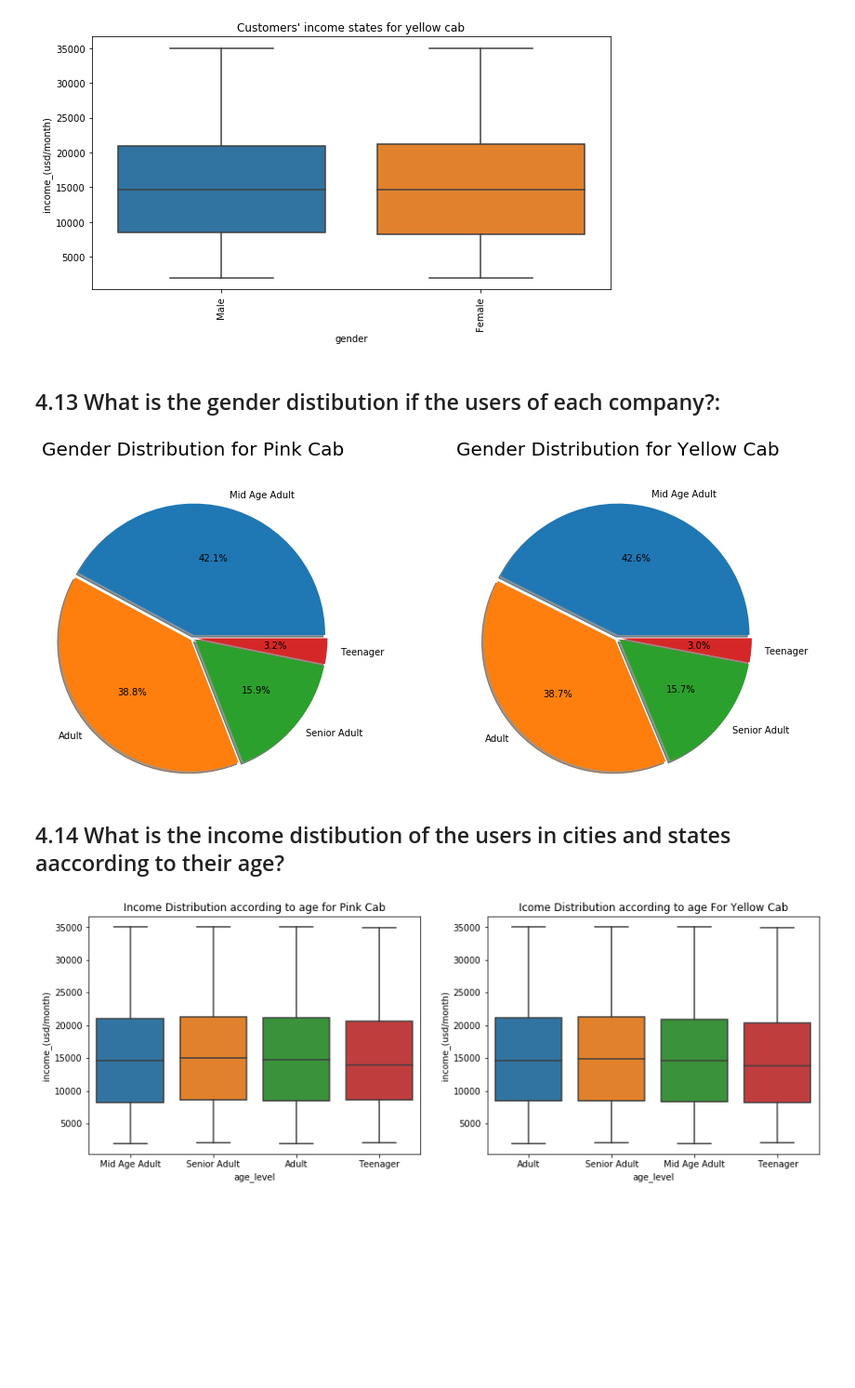
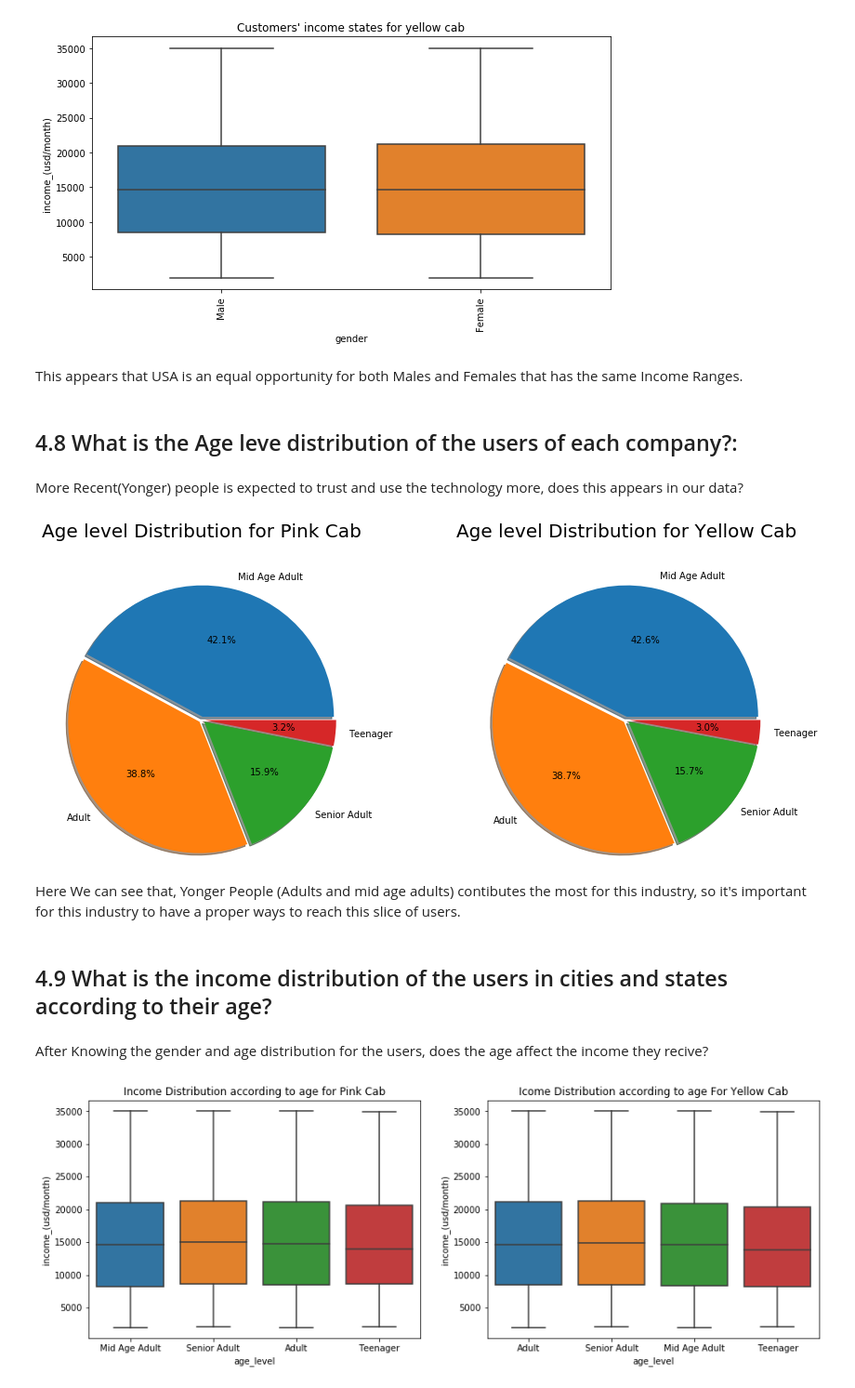
Before and after one commit to TarekMohamed1999/DataGlacier, a Jupyter notebook: week2/G2M_insights.ipynb, the cells around one changed output. Shown at 93% size. Cells and saved outputs as stored; diff of their text form; code cells hidden in the pictures; blank space fills up the shorter version.

```diff
--- a/week2/G2M_insights.ipynb
+++ b/week2/G2M_insights.ipynb
@@ -873,8 +829,14 @@ plt.xticks(rotation = 90)
 plt.show()
 # %% [output]
 [figure]
-# %% [markdown]
-## 4.13 What is the gender distibution if the users of each company?:
+# %% [markdown]
+This appears that USA is an equal opportunity for both Males and Females that has the same Income Ranges.
+# %% [markdown]
+<span id = "find8"></span>
+
+## 4.8 What is the Age leve distribution of the users of each company?:
+# %% [markdown]
+More Recent(Yonger) people is expected to trust and use the technology more, does this appears in our data?
 # %%
 # - Number of users VS Profit from state (Scatter)
 s = pink_data.groupby("state")
@@ -884,20 +846,26 @@ for g in s.groups:
 # %%
 fig, (ax1,ax2) = plt.subplots(1,2,figsize  = (15,5))
 
-ax1.set_title("Gender Distribution for Pink Cab", y = 1.2, fontsize = 20)
+ax1.set_title("Age level Distribution for Pink Cab", y = 1.2, fontsize = 20)
 ax1.pie(pink_data["age_level"].value_counts(), radius=1.3, shadow= True, autopct="%1.1f%%",
         labels = pink_data["age_level"].value_counts().index, labeldistance=1.1,
         explode = [0.03]*len(pink_data["age_level"].value_counts().index))
 
-ax2.set_title("Gender Distribution for Yellow Cab", y = 1.2, fontsize = 20)
+ax2.set_title("Age level Distribution for Yellow Cab", y = 1.2, fontsize = 20)
 ax2.pie(yellow_data["age_level"].value_counts(), radius=1.3, shadow= True, autopct="%1.1f%%",
         labels = yellow_data["age_level"].value_counts().index, labeldistance=1.1,
         explode = [0.03]*len(yellow_data["age_level"].value_counts().index))
 plt.show()
 # %% [output]
-[figure, old version]
+[figure, new version]
-# %% [markdown]
-## 4.14 What is the income distibution of the users in cities and states aaccording to their age?
+# %% [markdown]
+Here We can see that, Yonger People (Adults and mid age adults) contibutes the most for this industry, so it's important for this industry to have a proper ways to reach this slice of users.
+# %% [markdown]
+<span id = "find9"></span>
+
+## 4.9 What is the income distribution of the users in cities and states according to their age?
+# %% [markdown]
+After Knowing the gender and age distribution for the users, does the age affect the income they recive?
 # %%
 # Income per Age
 fig, (ax1,ax2) = plt.subplots(1,2,figsize = (15,5))
```
Also changed, not shown: parts of 157 cells of this notebook.
